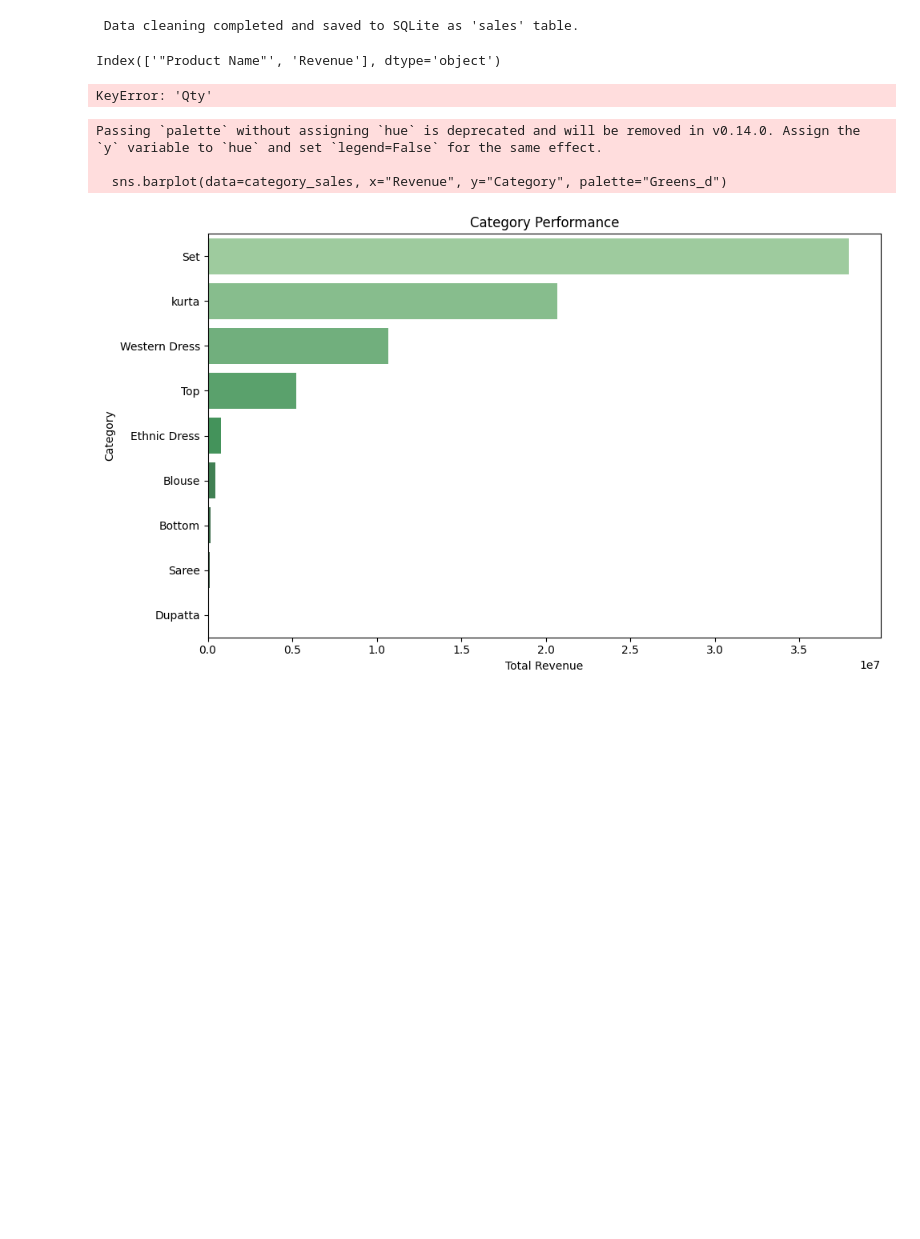
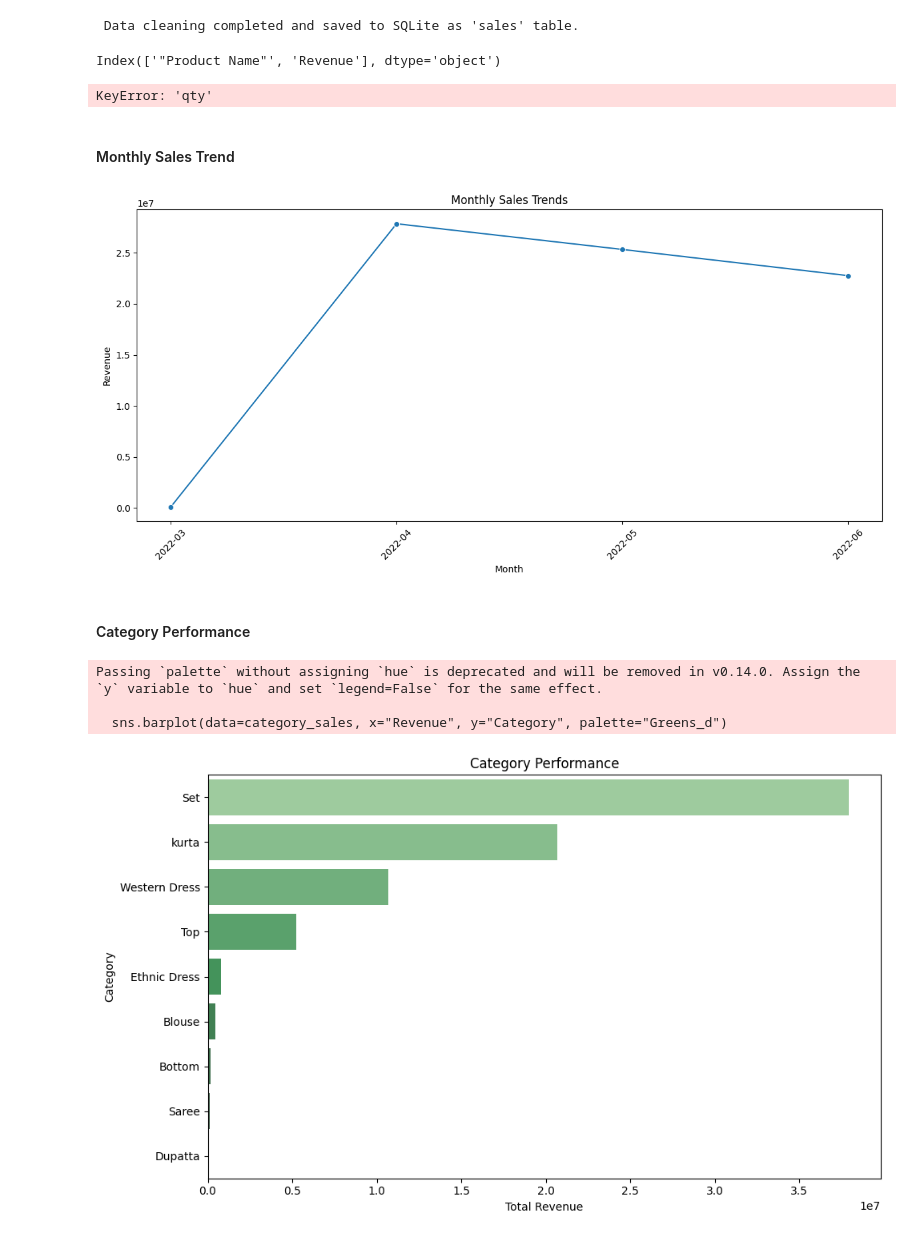
Before and after one commit to albertokabore/Albert_SQL-Project-Assignment-E-Commerce-Amazon-Sales-Analysis, a Jupyter notebook: Akbert_SQL.ipynb, the cells around one changed output. Cells and saved outputs as stored; diff of their text form; code cells hidden in the pictures; blank space fills up the shorter version.

```diff
--- a/Akbert_SQL.ipynb
+++ b/Akbert_SQL.ipynb
@@ -228,28 +232,28 @@ conn.close()
 print(top_products_df.columns)
 # %% [output]
 Index(['"Product Name"', 'Revenue'], dtype='object')
+# %%
+
+# Create revenue
+df["revenue"] = df["qty"] * df["amount"]
+# %% [output]
+KeyError: 'qty'
+# %% [markdown]
+#### Monthly Sales Trend
 # %%
-# Create a Revenue column
-df["Revenue"] = df["Qty"] * df["Amount"]
-
-# Parse Date and drop invalid entries
-df["Date"] = pd.to_datetime(df["Date"], errors="coerce")
-df = df.dropna(subset=["Date", "Revenue"])
-
 # Plot 1: Monthly Sales Trend
-monthly_sales = df.groupby(df["Date"].dt.to_period("M"))["Revenue"].sum().reset_index()
-monthly_sales["Date"] = monthly_sales["Date"].astype(str)
-
 plt.figure(figsize=(12, 6))
 sns.lineplot(data=monthly_sales, x="Date", y="Revenue", marker="o")
 plt.title("Monthly Sales Trends")
 plt.xticks(rotation=45)
 plt.ylabel("Revenue")
 plt.xlabel("Month")
 plt.tight_layout()
 plt.show()
 # %% [output]
-KeyError: 'Qty'
+[figure, added]
+# %% [markdown]
+#### Category Performance
 # %%
 # Plot 2: Category Performance
 category_sales = df.groupby("Category")["Revenue"].sum().sort_values(ascending=False).reset_index()
```
Also changed, not shown: parts of 3 cells of this notebook, 1 other file.
